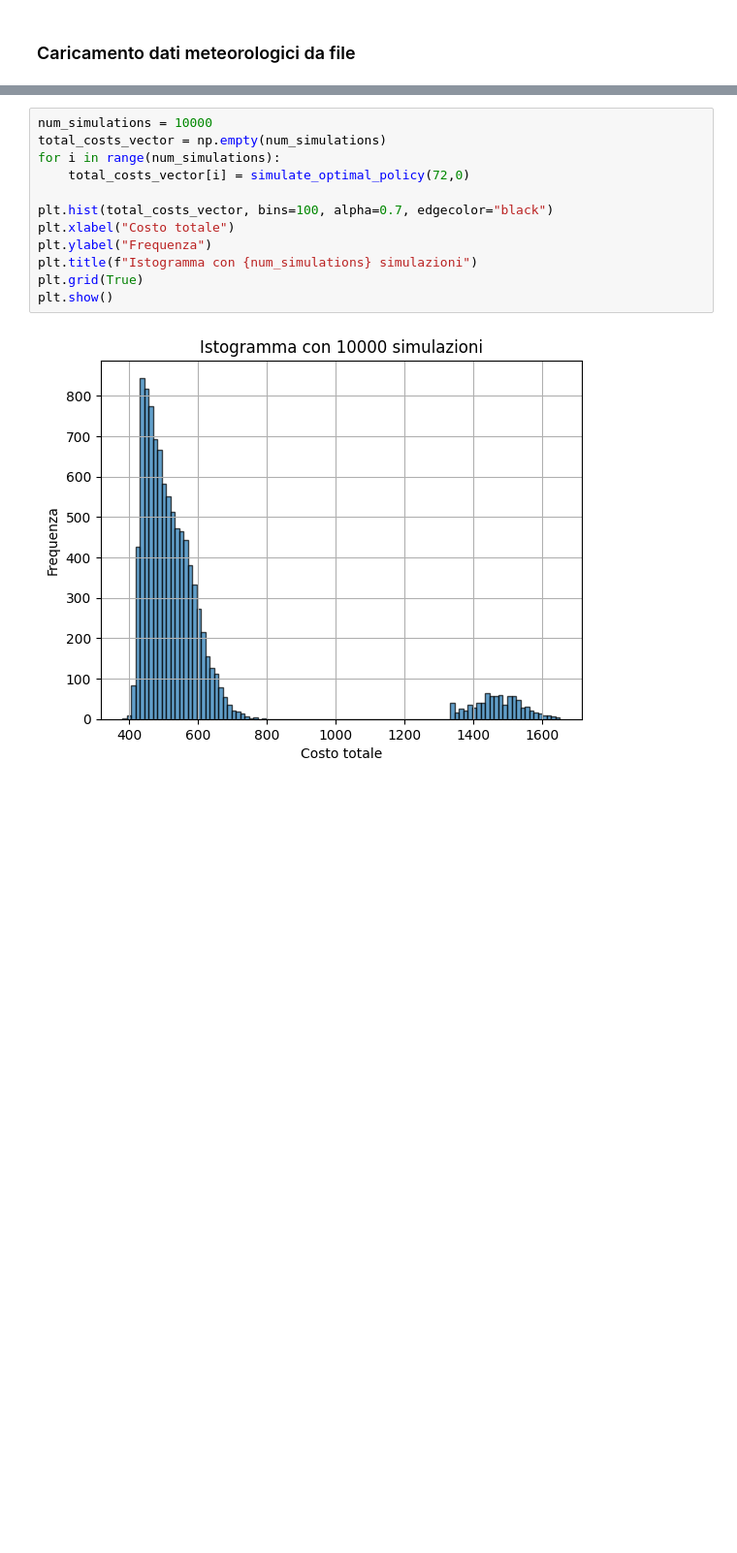
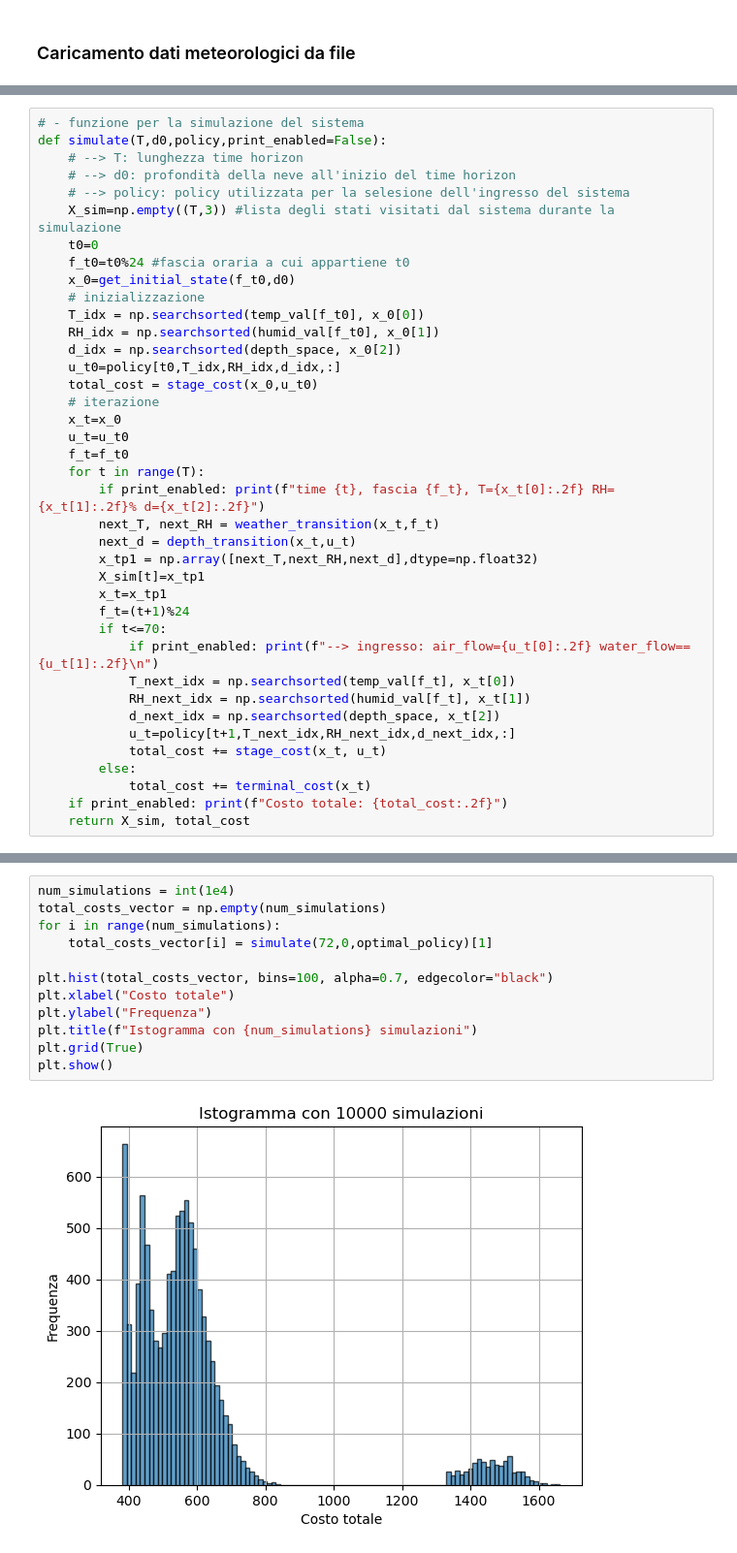
Before and after one commit to kevix01/dp_project, a Jupyter notebook: EfficientSnowProduction.ipynb, the cells around one changed output, grey strips where cells are left out. Shown: that part at 97% size. Cells and saved outputs as stored; diff of their text form; blank space fills up the shorter version.

Commit message:
Modifiche generali
Tolto codice inutile per l'implementazione parallela.
Aggiunti plot vari.
Aggiustate funzioni per i print.

```diff
--- a/EfficientSnowProduction.ipynb
+++ b/EfficientSnowProduction.ipynb
@@ -623,0 +552,39 @@ optimal_policy = np.load("optimal_policy.npy")
+# %%
+# - funzione per la simulazione del sistema
+def simulate(T,d0,policy,print_enabled=False):
+    # --> T: lunghezza time horizon
+    # --> d0: profondità della neve all'inizio del time horizon
+    # --> policy: policy utilizzata per la selesione dell'ingresso del sistema
+    X_sim=np.empty((T,3)) #lista degli stati visitati dal sistema durante la simulazione
+    t0=0
+    f_t0=t0%24 #fascia oraria a cui appartiene t0
+    x_0=get_initial_state(f_t0,d0)
+    # inizializzazione
+    T_idx = np.searchsorted(temp_val[f_t0], x_0[0])
+    RH_idx = np.searchsorted(humid_val[f_t0], x_0[1])
+    d_idx = np.searchsorted(depth_space, x_0[2])
+    u_t0=policy[t0,T_idx,RH_idx,d_idx,:]
+    total_cost = stage_cost(x_0,u_t0)
+    # iterazione
+    x_t=x_0
+    u_t=u_t0
+    f_t=f_t0
+    for t in range(T):
+        if print_enabled: print(f"time {t}, fascia {f_t}, T={x_t[0]:.2f} RH={x_t[1]:.2f}% d={x_t[2]:.2f}")
+        next_T, next_RH = weather_transition(x_t,f_t)
+        next_d = depth_transition(x_t,u_t)
+        x_tp1 = np.array([next_T,next_RH,next_d],dtype=np.float32)
+        X_sim[t]=x_tp1
+        x_t=x_tp1
+        f_t=(t+1)%24
+        if t<=70:
+            if print_enabled: print(f"--> ingresso: air_flow={u_t[0]:.2f} water_flow=={u_t[1]:.2f}\n")
+            T_next_idx = np.searchsorted(temp_val[f_t], x_t[0])
+            RH_next_idx = np.searchsorted(humid_val[f_t], x_t[1])
+            d_next_idx = np.searchsorted(depth_space, x_t[2])
+            u_t=policy[t+1,T_next_idx,RH_next_idx,d_next_idx,:]
+            total_cost += stage_cost(x_t, u_t)
+        else:
+            total_cost += terminal_cost(x_t)
+    if print_enabled: print(f"Costo totale: {total_cost:.2f}")
+    return X_sim, total_cost
@@ -624,14 +666,14 @@ optimal_policy = np.load("optimal_policy.npy")
 # %%
-num_simulations = 10000
+num_simulations = int(1e4)
 total_costs_vector = np.empty(num_simulations)
 for i in range(num_simulations):
-    total_costs_vector[i] = simulate_optimal_policy(72,0)
+    total_costs_vector[i] = simulate(72,0,optimal_policy)[1]
 
 plt.hist(total_costs_vector, bins=100, alpha=0.7, edgecolor="black")
 plt.xlabel("Costo totale")
 plt.ylabel("Frequenza")
 plt.title(f"Istogramma con {num_simulations} simulazioni")
 plt.grid(True)
 plt.show()
 # %% [output]
-[figure, old version]
+[figure, new version]
```
Also changed, not shown: parts of 44 cells of this notebook, 1 other file.
